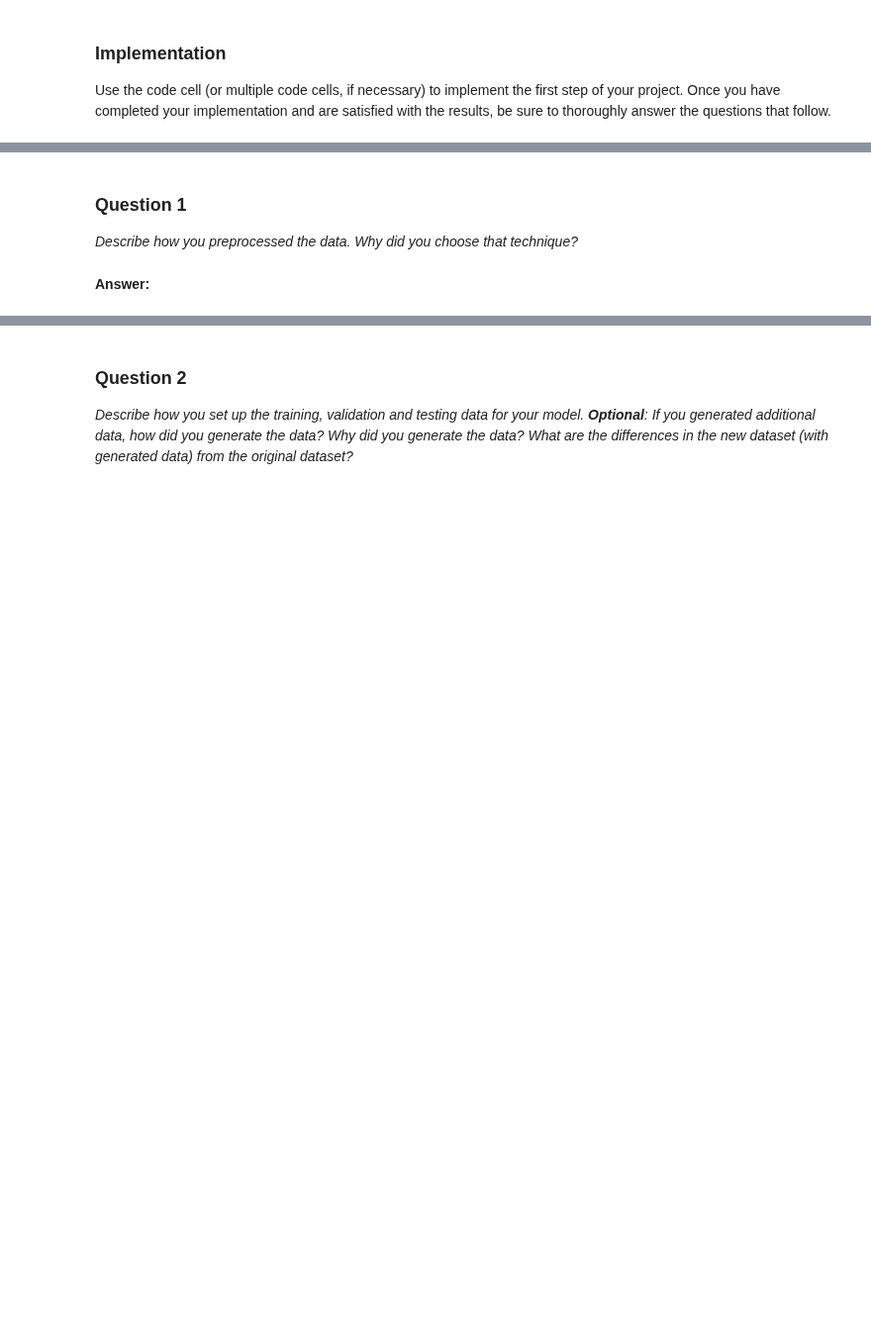
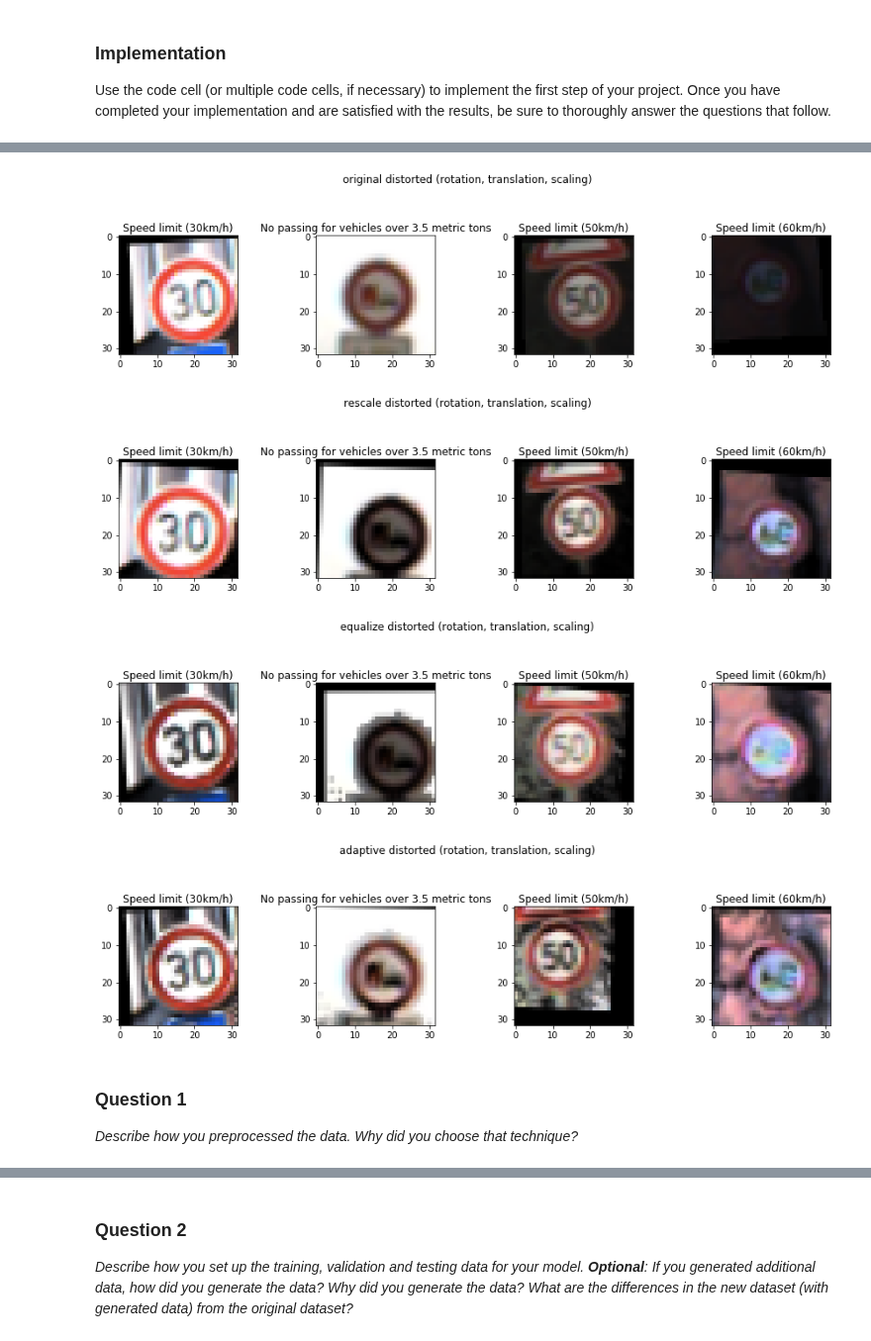
Before and after one commit to guilhermess/CarND-Traffic-Sign-Classifier-Project, a Jupyter notebook: Traffic_Sign_Classifier.ipynb, the cells around one changed output, grey strips where cells are left out. Shown at 99% size. Saved outputs shown, nothing was run; the diff lists cells and outputs as text; code cells hidden in the pictures; blank space fills up the shorter version.

```diff
--- a/Traffic_Sign_Classifier.ipynb
+++ b/Traffic_Sign_Classifier.ipynb
@@ -123,6 +272,49 @@ y_train = y_train[num_validation:]
+# %%
+## Translation: +-10% of image size
+## Rotation: +- 5 degrees
+## Scaling: 0.9 to 1.1
+import random
+import skimage.transform as skt
+def distort_image(img):
+    height = img.shape[0]
+    width = img.shape[1]
+    translate = random.uniform(-0.1, 0.1)
+    angle = random.uniform(-5.0, 5.0)
+    factor = random.uniform(0.9, 1.1)
+
+    tf = skt.SimilarityTransform(rotation=np.deg2rad(angle), scale=factor,
+                                 translation=[width*translate, height*translate] )
+    result = skt.warp(img, tf)
+    return result
+
+def distort_images(imgs):
+    result = np.zeros(imgs.shape, dtype=imgs.dtype)
+    for i in range(imgs.shape[0]):
+        img = imgs[i,:,:,:]
+        img_distort = distort_image(img)
+        result[i,...] = img
+    return result
+# %%
+for label in labels:
+    dataset = multi_dnn[label][0]
+    train_x, train_y = dataset['train']
+    figure = plt.figure(figsize=(12,4))
+    figure.suptitle(label + " distorted (rotation, translation, scaling)")
+    for j in range(1,5):
+        subplot = figure.add_subplot(1,4,j)
+        training_x, training_y = multi_dnn[label][0]['train']
+        index = img_index[j-1]
+        img = distort_image(denormalize(training_x[index]))
+        plt.title(sign_list[training_y[index]])
+        subplot.imshow(img)
+    plt.tight_layout()
+    plt.show()
+# %% [output]
+[figure, added]
+[figure, added]
+[figure, added]
+[figure, added]
 # %% [markdown]
 ### Question 1
 
 _Describe how you preprocessed the data. Why did you choose that technique?_
-# %% [markdown]
-**Answer:**
```
Also changed, not shown: parts of 42 cells of this notebook, 11 other files.
